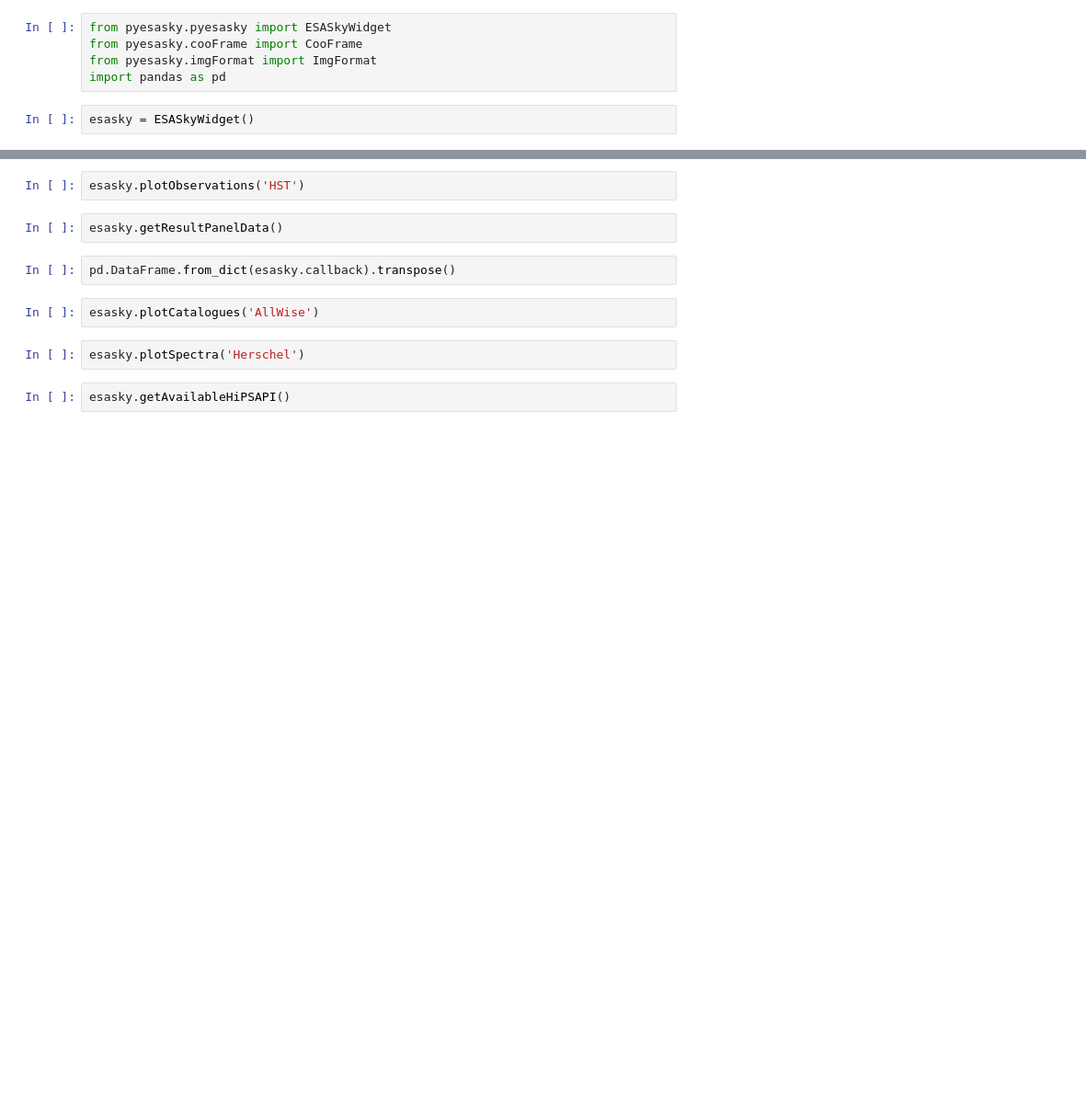
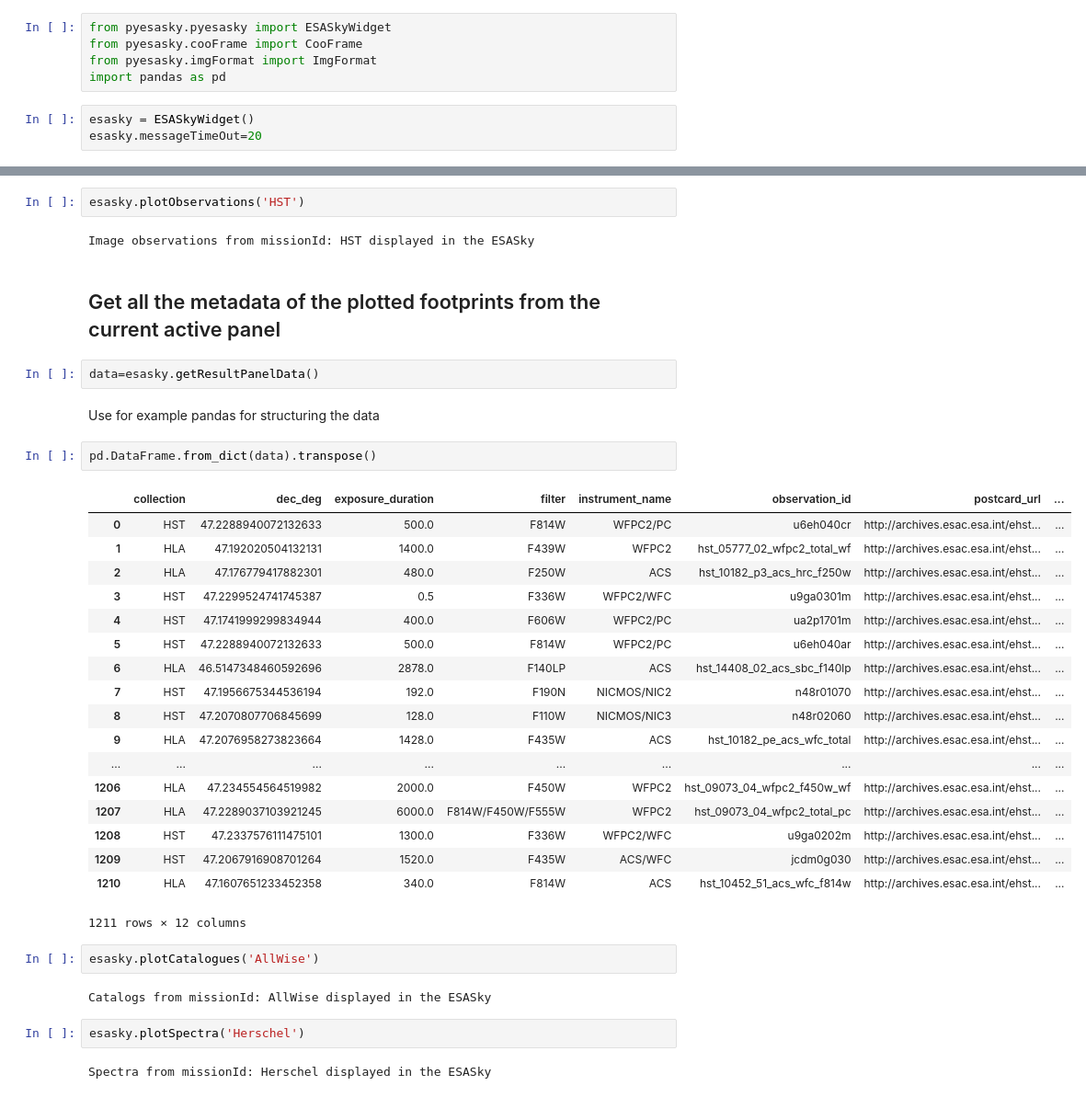
Before and after one commit to esdc-esac-esa-int/pyesasky, a Jupyter notebook: samples/pyESASky-2WayCommunication.ipynb, the cells around one changed output, grey strips where cells are left out. Shown: that part at 92% size. Drawn from its saved outputs; the diff is of its cells as text; blank space fills up the shorter version.

```diff
--- a/samples/pyESASky-2WayCommunication.ipynb
+++ b/samples/pyESASky-2WayCommunication.ipynb
@@ -5,5 +7,6 @@ from pyesasky.imgFormat import ImgFormat
 import pandas as pd
 # %%
 esasky = ESASkyWidget()
+esasky.messageTimeOut=20
 # %%
 esasky
@@ -31,12 +76,39 @@ esasky.goToTargetName('M101')
 # %%
 esasky.plotObservations('HST')
+# %% [output]
+Image observations from missionId: HST displayed in the ESASky
-# %%
-esasky.getResultPanelData()
+# %% [markdown]
+## Get all the metadata of the plotted footprints from the current active panel
+# %%
+data=esasky.getResultPanelData()
+# %% [markdown]
+Use for example pandas for structuring the data
 # %%
-pd.DataFrame.from_dict(esasky.callback).transpose()
+pd.DataFrame.from_dict(data).transpose()
+# %% [output]
+|  | collection | dec_deg | exposure_duration | filter | instrument_name | observation_id | postcard_url | ... |
+| 0 | HST | 47.2288940072132633 | 500.0 | F814W | WFPC2/PC | u6eh040cr | http://archives.esac.esa.int/ehst... | ... |
+| 1 | HLA | 47.192020504132131 | 1400.0 | F439W | WFPC2 | hst_05777_02_wfpc2_total_wf | http://archives.esac.esa.int/ehst... | ... |
+| 2 | HLA | 47.176779417882301 | 480.0 | F250W | ACS | hst_10182_p3_acs_hrc_f250w | http://archives.esac.esa.int/ehst... | ... |
+| 3 | HST | 47.2299524741745387 | 0.5 | F336W | WFPC2/WFC | u9ga0301m | http://archives.esac.esa.int/ehst... | ... |
+| 4 | HST | 47.1741999299834944 | 400.0 | F606W | WFPC2/PC | ua2p1701m | http://archives.esac.esa.int/ehst... | ... |
+| 5 | HST | 47.2288940072132633 | 500.0 | F814W | WFPC2/PC | u6eh040ar | http://archives.esac.esa.int/ehst... | ... |
+| 6 | HLA | 46.5147348460592696 | 2878.0 | F140LP | ACS | hst_14408_02_acs_sbc_f140lp | http://archives.esac.esa.int/ehst... | ... |
+| 7 | HST | 47.1956675344536194 | 192.0 | F190N | NICMOS/NIC2 | n48r01070 | http://archives.esac.esa.int/ehst... | ... |
+| 8 | HST | 47.2070807706845699 | 128.0 | F110W | NICMOS/NIC3 | n48r02060 | http://archives.esac.esa.int/ehst... | ... |
+| 9 | HLA | 47.2076958273823664 | 1428.0 | F435W | ACS | hst_10182_pe_acs_wfc_total | http://archives.esac.esa.int/ehst... | ... |
+| ... | ... | ... | ... | ... | ... | ... | ... | ... |
+| 1206 | HLA | 47.234554564519982 | 2000.0 | F450W | WFPC2 | hst_09073_04_wfpc2_f450w_wf | http://archives.esac.esa.int/ehst... | ... |
+| 1207 | HLA | 47.2289037103921245 | 6000.0 | F814W/F450W/F555W | WFPC2 | hst_09073_04_wfpc2_total_pc | http://archives.esac.esa.int/ehst... | ... |
+| 1208 | HST | 47.2337576111475101 | 1300.0 | F336W | WFPC2/WFC | u9ga0202m | http://archives.esac.esa.int/ehst... | ... |
+| 1209 | HST | 47.2067916908701264 | 1520.0 | F435W | ACS/WFC | jcdm0g030 | http://archives.esac.esa.int/ehst... | ... |
+| 1210 | HLA | 47.1607651233452358 | 340.0 | F814W | ACS | hst_10452_51_acs_wfc_f814w | http://archives.esac.esa.int/ehst... | ... |
+1211 rows × 12 columns
 # %%
 esasky.plotCatalogues('AllWise')
+# %% [output]
+Catalogs from missionId: AllWise displayed in the ESASky
 # %%
 esasky.plotSpectra('Herschel')
+# %% [output]
+Spectra from missionId: Herschel displayed in the ESASky
-# %%
-esasky.getAvailableHiPSAPI()
```
Also changed, not shown: parts of 23 cells of this notebook.
